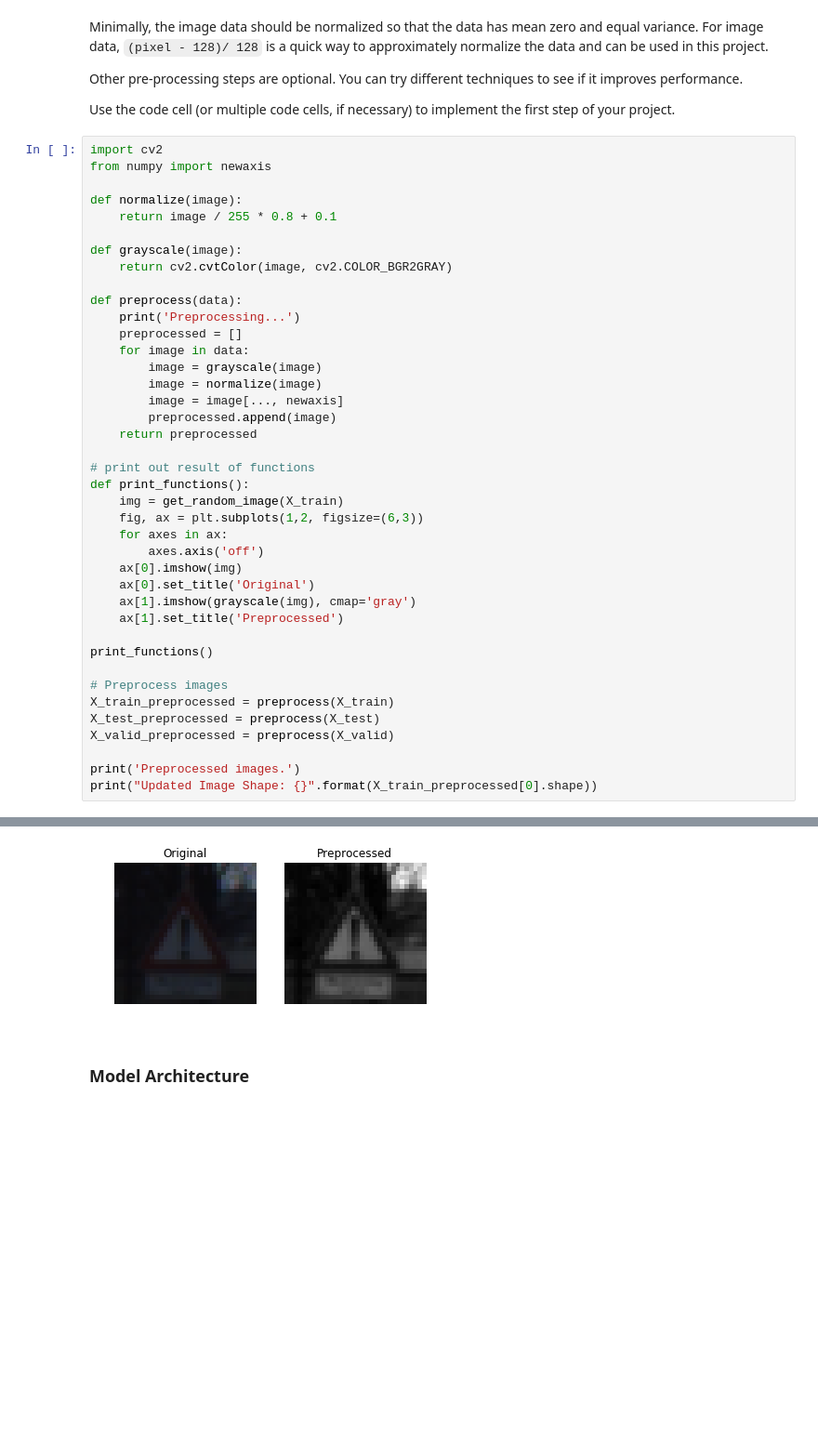
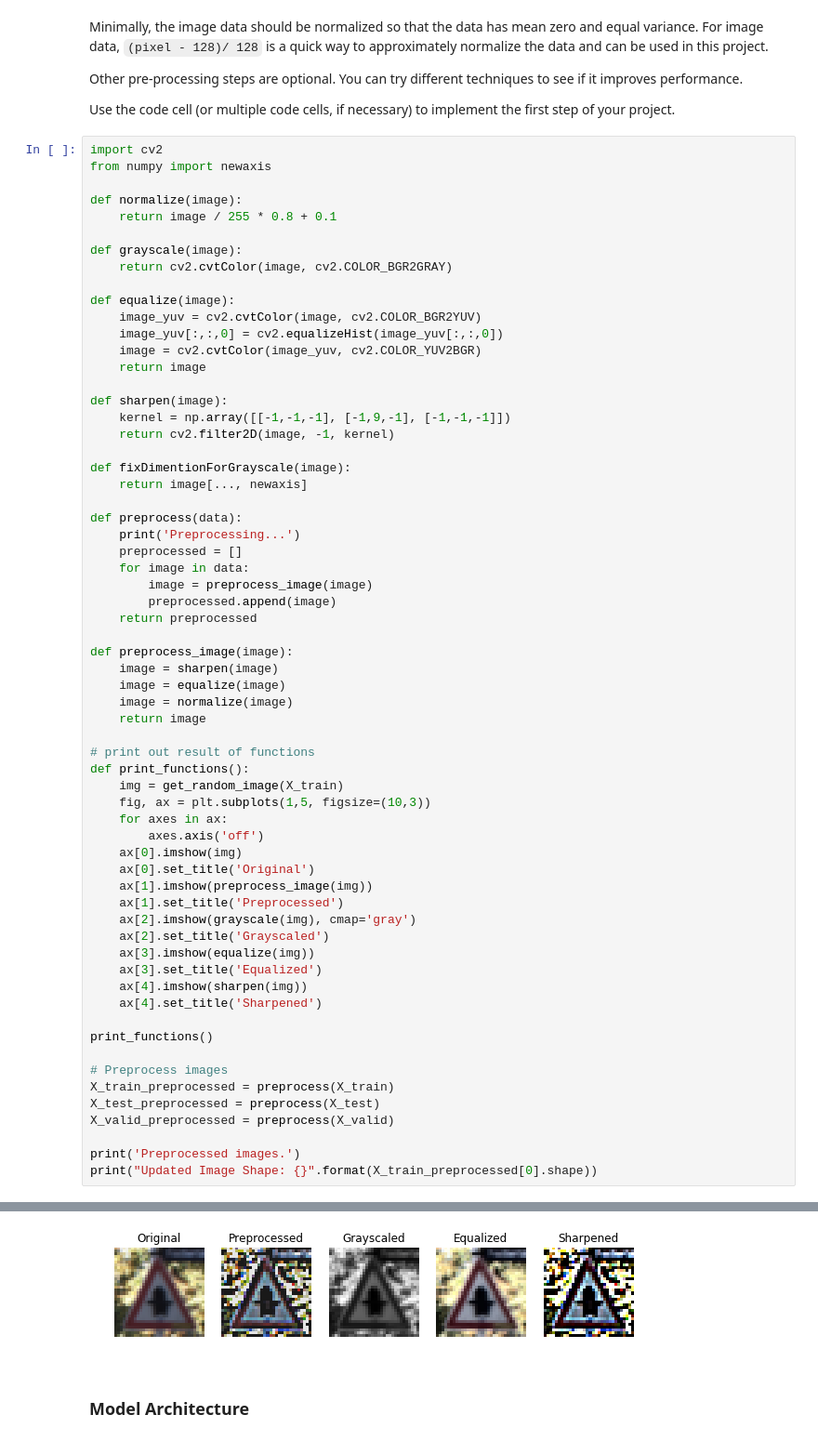
Before and after one commit to ykawanabe/CarND-Traffic-Sign-Classifier-Project, a Jupyter notebook: Traffic_Sign_Classifier.ipynb, the cells around one changed output, grey strips where cells are left out. Shown: that part at 93% size. Cells and saved outputs as stored; diff of their text form; blank space fills up the shorter version.

Commit message:
Add better preprocessing

```diff
--- a/Traffic_Sign_Classifier.ipynb
+++ b/Traffic_Sign_Classifier.ipynb
@@ -195,26 +197,49 @@ def normalize(image):
 def grayscale(image):
     return cv2.cvtColor(image, cv2.COLOR_BGR2GRAY)
 
+def equalize(image):
+    image_yuv = cv2.cvtColor(image, cv2.COLOR_BGR2YUV)
+    image_yuv[:,:,0] = cv2.equalizeHist(image_yuv[:,:,0])
+    image = cv2.cvtColor(image_yuv, cv2.COLOR_YUV2BGR)
+    return image
+
+def sharpen(image):
+    kernel = np.array([[-1,-1,-1], [-1,9,-1], [-1,-1,-1]])
+    return cv2.filter2D(image, -1, kernel)
+
+def fixDimentionForGrayscale(image):
+    return image[..., newaxis]
+
 def preprocess(data):
     print('Preprocessing...')
     preprocessed = []
     for image in data:
-        image = grayscale(image)
-        image = normalize(image)
-        image = image[..., newaxis]
+        image = preprocess_image(image)
         preprocessed.append(image)
     return preprocessed
+
+def preprocess_image(image):
+    image = sharpen(image)
+    image = equalize(image)
+    image = normalize(image)
+    return image
 
 # print out result of functions
 def print_functions():
     img = get_random_image(X_train)
-    fig, ax = plt.subplots(1,2, figsize=(6,3))
+    fig, ax = plt.subplots(1,5, figsize=(10,3))
     for axes in ax:
         axes.axis('off')
     ax[0].imshow(img)
     ax[0].set_title('Original')
-    ax[1].imshow(grayscale(img), cmap='gray')
+    ax[1].imshow(preprocess_image(img))
     ax[1].set_title('Preprocessed')
+    ax[2].imshow(grayscale(img), cmap='gray')
+    ax[2].set_title('Grayscaled')
+    ax[3].imshow(equalize(img))
+    ax[3].set_title('Equalized')
+    ax[4].imshow(sharpen(img))
+    ax[4].set_title('Sharpened')
 
 print_functions()
 
@@ -234,4 +259,4 @@ Updated Image Shape: (32, 32, 1)
-[figure, old version]
+[figure, new version]
 # %% [markdown]
 ### Model Architecture
 # %%
```
Also changed, not shown: parts of 9 cells of this notebook.
